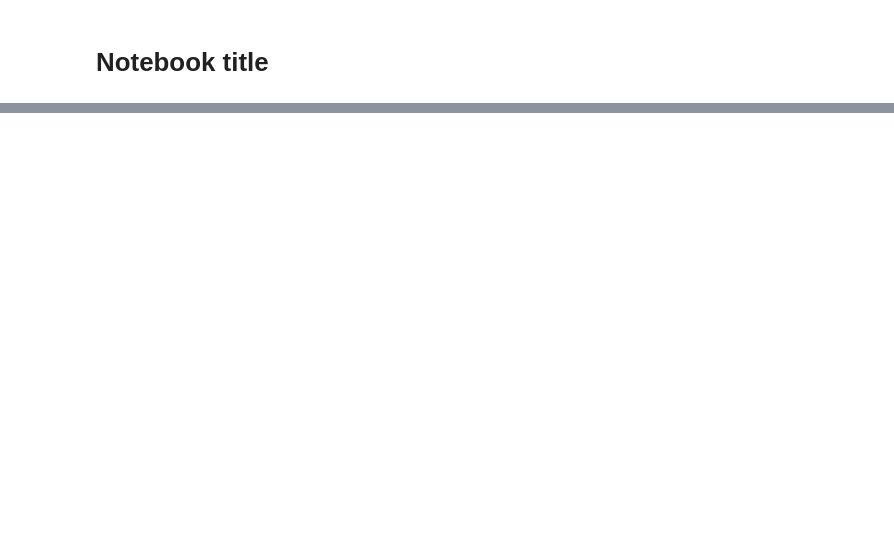
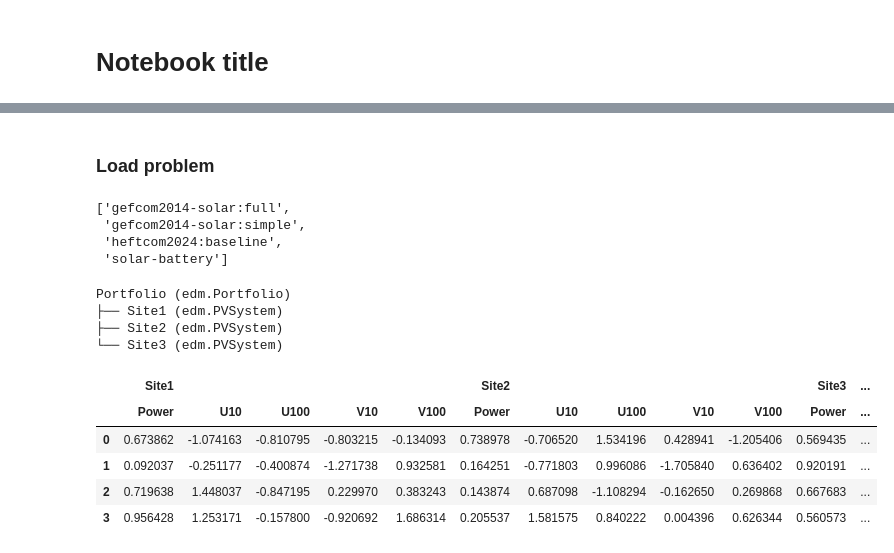
Before and after one commit to rebase-energy/enflow, a Jupyter notebook: enflow/examples/gefcom2014_solar/notebook.ipynb, the cells around one changed output, grey strips where cells are left out. Cells and saved outputs as stored; diff of their text form; code cells hidden in the pictures; blank space fills up the shorter version.

```diff
--- a/enflow/examples/gefcom2014_solar/notebook.ipynb
+++ b/enflow/examples/gefcom2014_solar/notebook.ipynb
@@ -118,0 +15,28 @@ BaseProblem(system=PVArray(module_type='glass_polymer'))
+# %% [markdown]
+### Load problem
+# %%
+ef.list_problems()
+# %% [output]
+['gefcom2014-solar:full',
+ 'gefcom2014-solar:simple',
+ 'heftcom2024:baseline',
+ 'solar-battery']
+# %%
+dataset, env, obj = ef.load_problem("gefcom2014-solar:simple")
+# %%
+portfolio = dataset.collection
+portfolio.to_tree(show_type=True)
+# %% [output]
+Portfolio (edm.Portfolio)
+├── Site1 (edm.PVSystem)
+├── Site2 (edm.PVSystem)
+└── Site3 (edm.PVSystem)
+# %%
+env.state_space.sample(n_rows=4)
+# %% [output]
+|  | Site1 |  |  |  |  | Site2 |  |  |  |  | Site3 | ... |
+|  | Power | U10 | U100 | V10 | V100 | Power | U10 | U100 | V10 | V100 | Power | ... |
+| 0 | 0.673862 | -1.074163 | -0.810795 | -0.803215 | -0.134093 | 0.738978 | -0.706520 | 1.534196 | 0.428941 | -1.205406 | 0.569435 | ... |
+| 1 | 0.092037 | -0.251177 | -0.400874 | -1.271738 | 0.932581 | 0.164251 | -0.771803 | 0.996086 | -1.705840 | 0.636402 | 0.920191 | ... |
+| 2 | 0.719638 | 1.448037 | -0.847195 | 0.229970 | 0.383243 | 0.143874 | 0.687098 | -1.108294 | -0.162650 | 0.269868 | 0.667683 | ... |
+| 3 | 0.956428 | 1.253171 | -0.157800 | -0.920692 | 1.686314 | 0.205537 | 1.581575 | 0.840222 | 0.004396 | 0.626344 | 0.560573 | ... |
```
Also changed, not shown: parts of 31 cells of this notebook, 24 other files.
